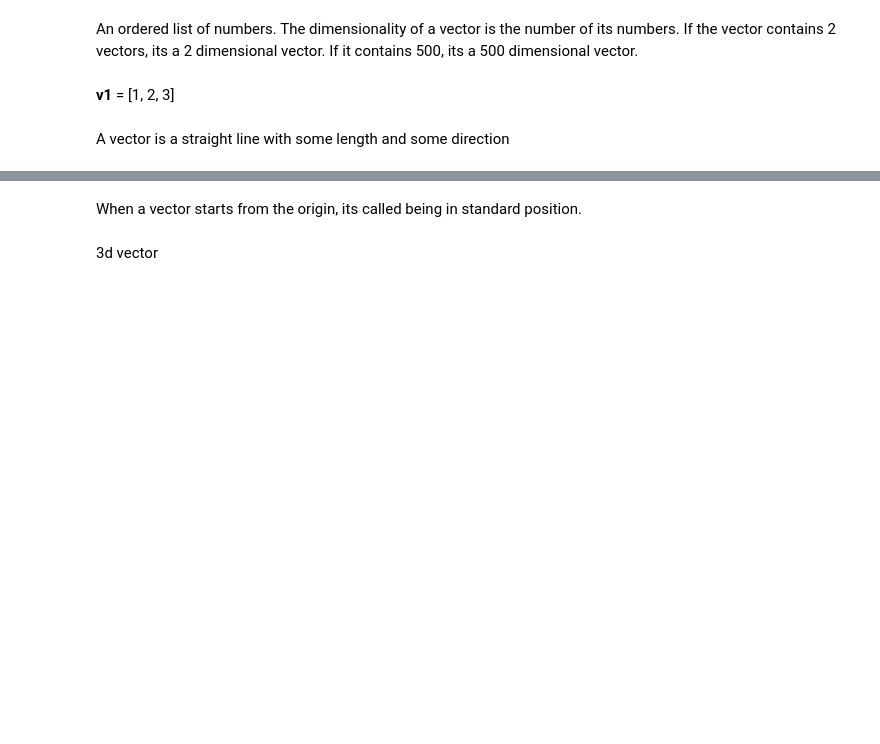
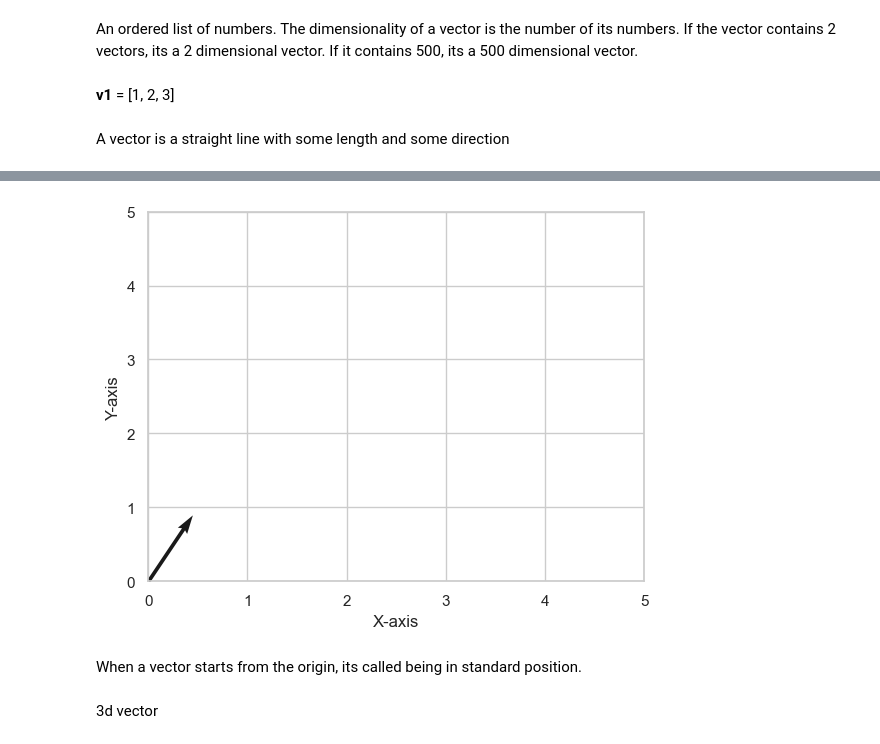
Before and after one commit to chenmargalit/10X-ML-Engineer---Python-Excercises, a Jupyter notebook: math/Linear algebra - Lesson.ipynb, the cells around one changed output, grey strips where cells are left out. Saved outputs shown, nothing was run; the diff lists cells and outputs as text; code cells hidden in the pictures; blank space fills up the shorter version.

```diff
--- a/math/Linear algebra - Lesson.ipynb
+++ b/math/Linear algebra - Lesson.ipynb
@@ -41,0 +103,4 @@ for idx, ax in enumerate((ax1, ax2)):
+# %%
+norm = np.linalg.norm(v1)
+# %%
+normalized_vector = v1/norm
@@ -42,3 +111,19 @@ for idx, ax in enumerate((ax1, ax2)):
+# %%
+fig, ax = plt.subplots()
+
+ax.quiver(0, 0, normalized_vector[0], normalized_vector[1], angles='xy', scale_units='xy', scale=1)
+
+ax.set_xlim(0, 5)
+ax.set_ylim(0, 5)
+ax.set_xlabel('X-axis')
+ax.set_ylabel('Y-axis')
+
+sns.set(style="whitegrid")
+plt.grid(True)
+
+plt.show()
+# %% [output]
+[figure, added]
 # %% [markdown]
 When a vector starts from the origin, its called being in standard position.
 # %% [markdown]
```
Also changed, not shown: parts of 138 cells of this notebook.
